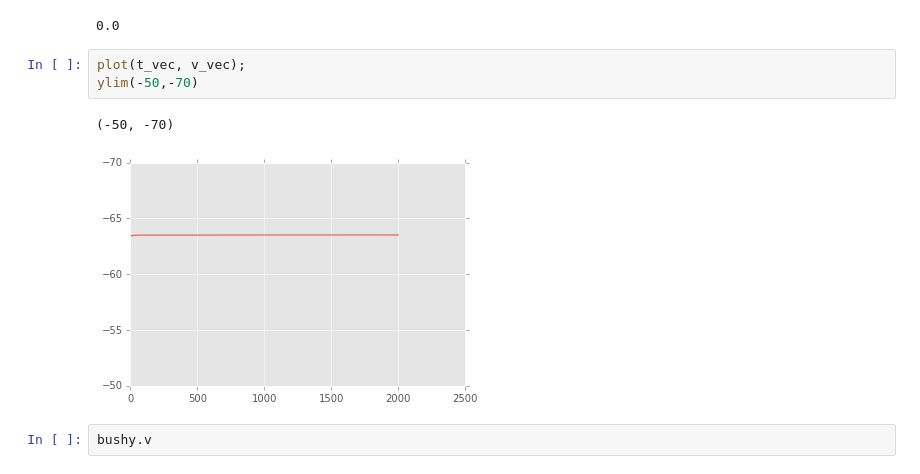
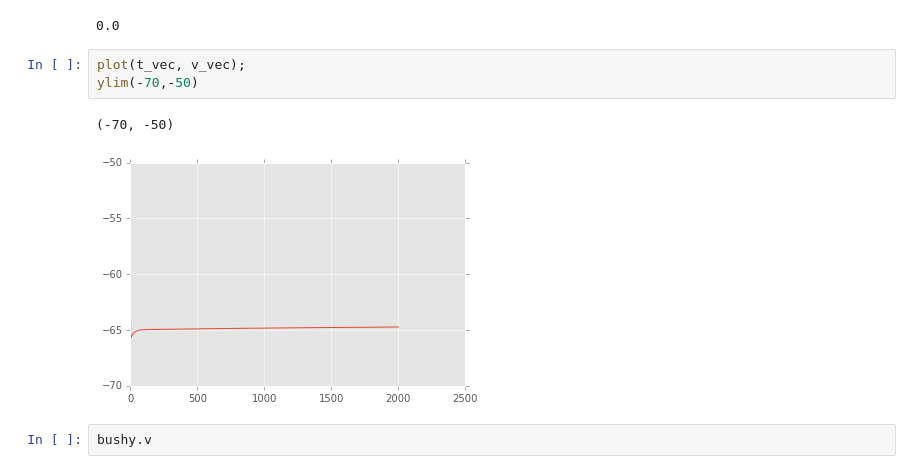
Before and after one commit to abrazhe/OC2, a Jupyter notebook: RM03-modfiles/EnergyCalc-1.ipynb, the cells around one changed output. Cells and saved outputs as stored; diff of their text form.

```diff
--- a/RM03-modfiles/EnergyCalc-1.ipynb
+++ b/RM03-modfiles/EnergyCalc-1.ipynb
@@ -83,10 +87,10 @@ h.run()
 0.0
 # %%
 plot(t_vec, v_vec);
-ylim(-50,-70)
+ylim(-70,-50)
 # %% [output]
-(-50, -70)
+(-70, -50)
-[figure, old version]
+[figure, new version]
 # %%
 bushy.v
 # %% [output]
```
Also changed, not shown: parts of 27 cells of this notebook.
